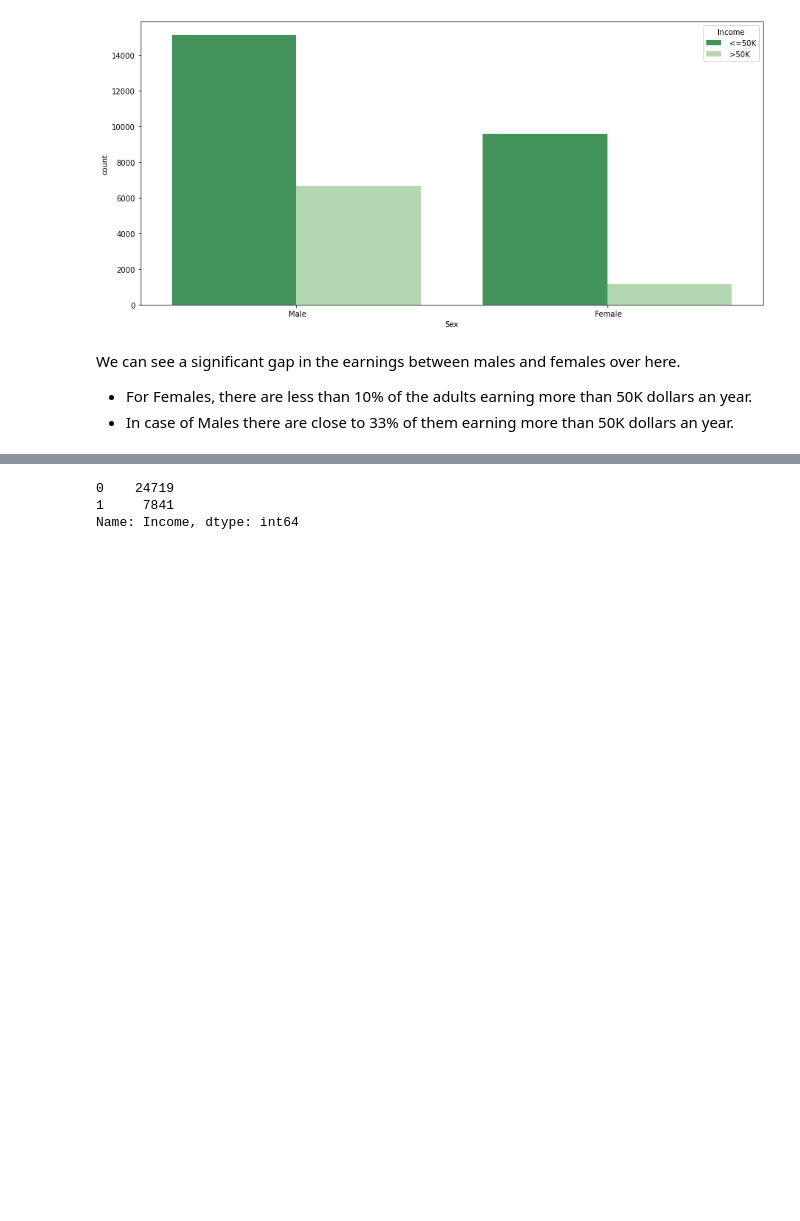
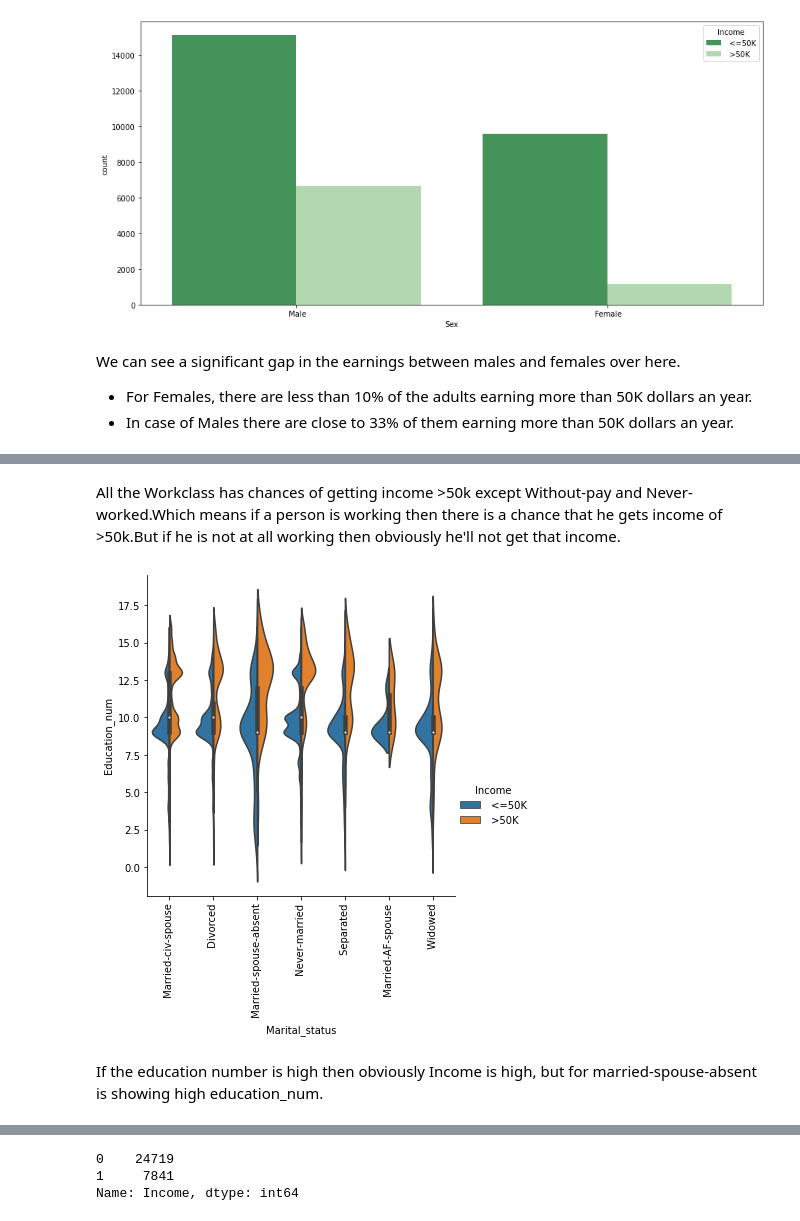
Before and after one commit to Aliakbar2/Datatrained, a Jupyter notebook: census_income_SOLVED.ipynb, the cells around one changed output, grey strips where cells are left out. Cells and saved outputs as stored; diff of their text form; code cells hidden in the pictures; blank space fills up the shorter version.

```diff
--- a/census_income_SOLVED.ipynb
+++ b/census_income_SOLVED.ipynb
@@ -385,0 +395,10 @@ We can see a significant gap in the earnings between males and females over here
+# %% [markdown]
+All the Workclass has chances of getting income >50k except Without-pay and Never-worked.Which means if a person is working then there is a chance that he gets income of >50k.But if he is not at all working then obviously he'll not get that income.
+# %%
+# Let's plot catplot for Marital_status and Education_num
+sns.catplot(x = "Marital_status", y = "Education_num", hue = "Income", kind = "violin", data=df, split=True)
+plt.xticks(rotation=90);
+# %% [output]
+[figure, added]
+# %% [markdown]
+If the education number is high then obviously Income is high, but for married-spouse-absent is showing high education_num.
```
Also changed, not shown: parts of 92 cells of this notebook, 1 other file.
